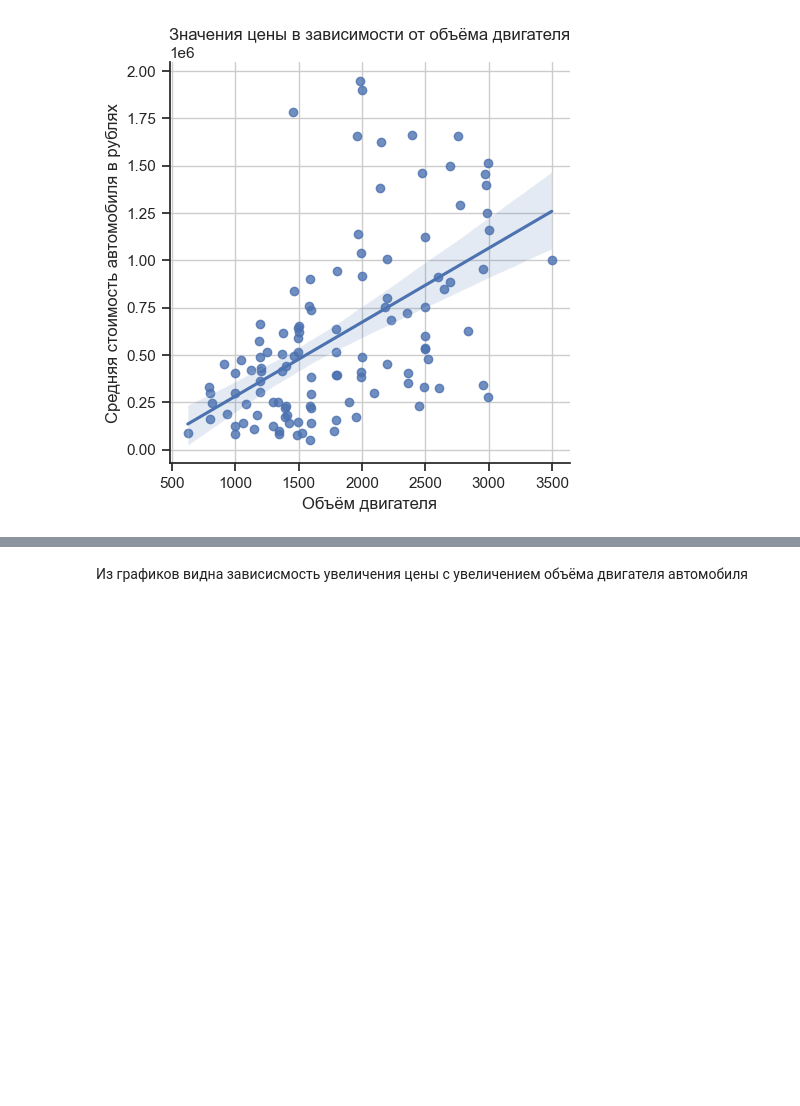
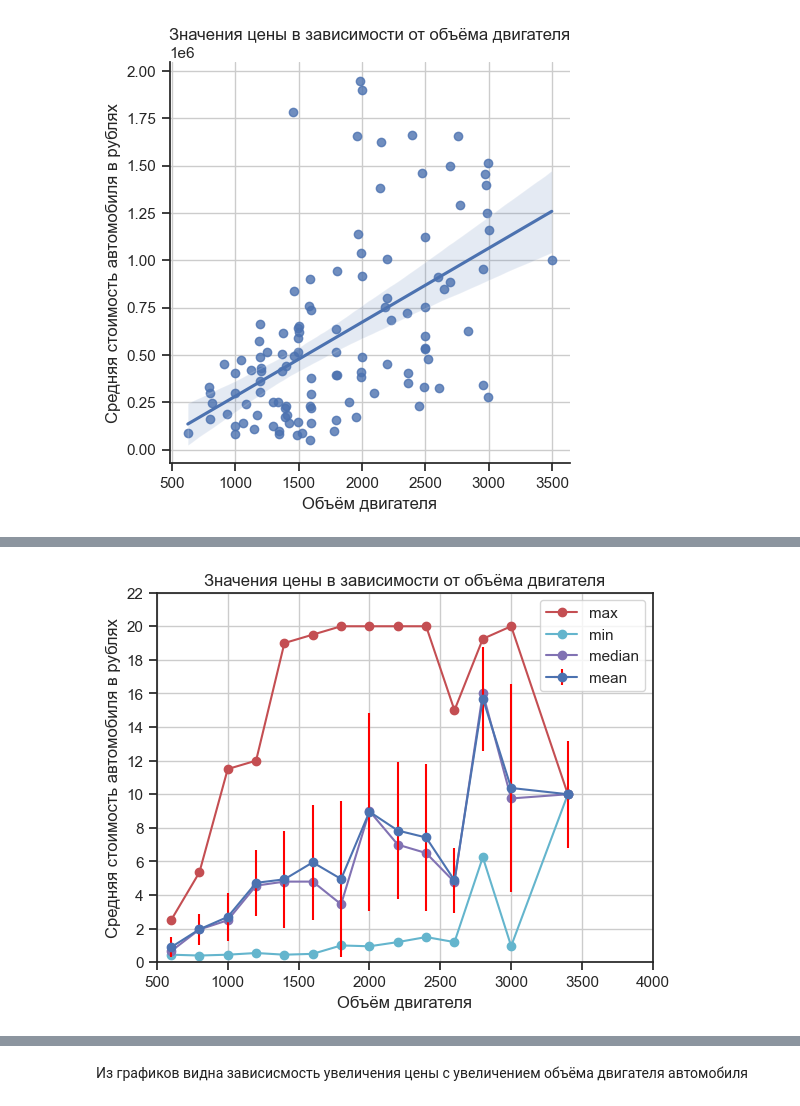
Before and after one commit to LlirikOknessu/tpu-8e21-ai-basis, a Jupyter notebook: Racheev/EDA_Racheev_1.01.ipynb, the cells around one changed output, grey strips where cells are left out. Saved outputs shown, nothing was run; the diff lists cells and outputs as text; code cells hidden in the pictures; blank space fills up the shorter version.

```diff
--- a/Racheev/EDA_Racheev_1.01.ipynb
+++ b/Racheev/EDA_Racheev_1.01.ipynb
@@ -2853,5 +2777,5 @@ sell_pr_eng.describe()
 # %%
-step = 4*math.pow(10,2)
+step = 2*math.pow(10,2)
 car_table['eng_val_d'] = car_table.apply(lambda row: (((row['eng_val']) + step/2) // step) * step
                                           if row['eng_val'] !=  0 else 0, axis=1)
 sell_pr_eng = car_table.groupby(['eng_val_d']).agg({'selling_price' : ['mean', 'max', 'min', 'median', 'std', 'count']}).reset_index()
@@ -2865,19 +2813,20 @@ sell_pr_eng.head(2)
 # %%
-'''
+x = sell_pr_eng['eng_val']
 fig, ax = plt.subplots()
 #ax.bar(sell_pr_all_owner['mean_km_driven'], sell_pr_all_kmdr['mean'], width=step, color='orange')
 ax.plot(sell_pr_eng['eng_val'], sell_pr_eng['sell_pr_max'], color='r', marker='o', markersize=6)
 ax.plot(sell_pr_eng['eng_val'], sell_pr_eng['sell_pr_min'], color='c', marker='o', markersize=6)
 #ax.plot(sell_pr_eng['eng_val'], sell_pr_eng['sell_pr_mean'], color='g', marker='o', markersize=6)
 ax.plot(sell_pr_eng['eng_val'], sell_pr_eng['sell_pr_median'], color='m', marker='o', markersize=6)
 plt.errorbar(x, sell_pr_eng['sell_pr_mean'], xerr=0, yerr=sell_pr_eng['sell_pr_std'], fmt='o-', ecolor='red')
 plt.title('Значения цены в зависимости от объёма двигателя')
 plt.xlabel('Объём двигателя')
 plt.ylabel('Средняя стоимость автомобиля в рублях') #Подпись для оси y
 ax.set(xlim=(500, 4000), xticks=np.arange(500, 4001, 500),
     ylim=(0, 2*math.pow(10,6)), yticks=np.arange(0, 12)*2*math.pow(10,5),
        yticklabels=np.arange(0, 24, 2))
 ax.legend(['max', 'min', 'median', 'mean'])
 ax.grid()
 plt.show()
-'''
+# %% [output]
+[figure, added]
```
Also changed, not shown: parts of 112 cells of this notebook, 14 other files.
